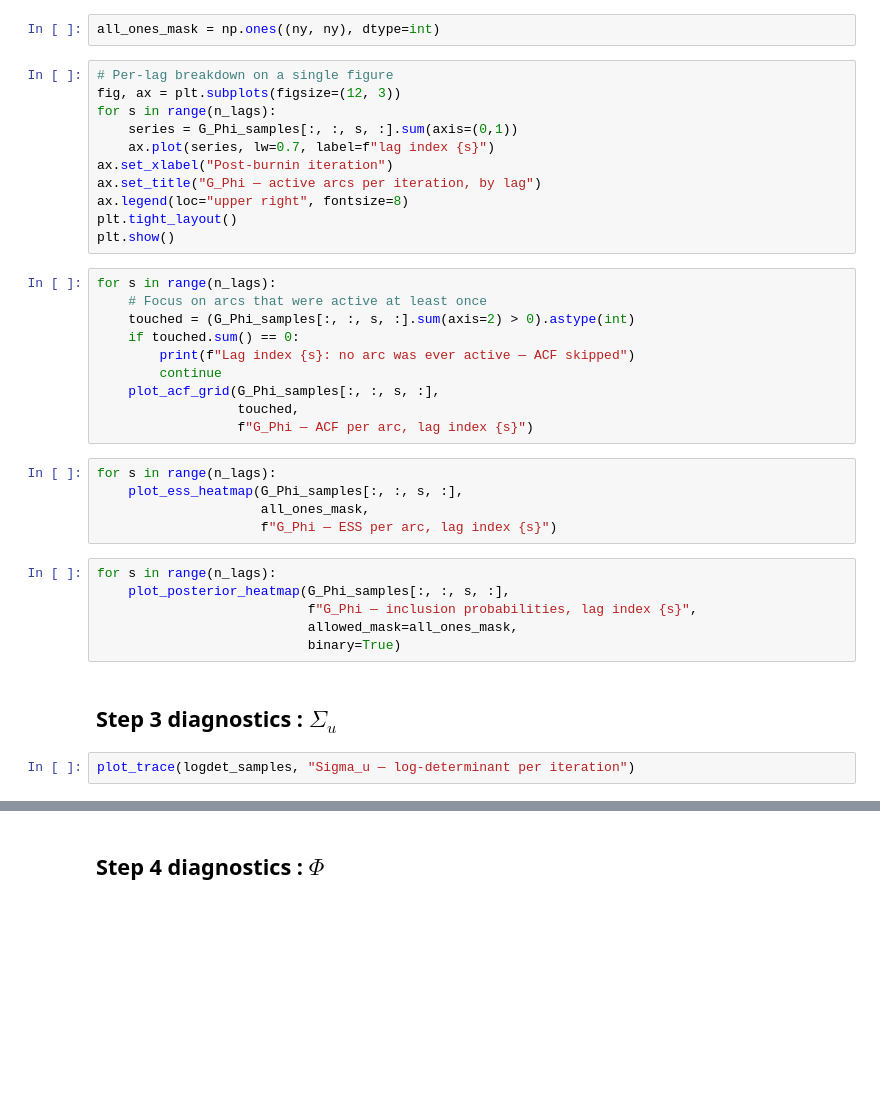
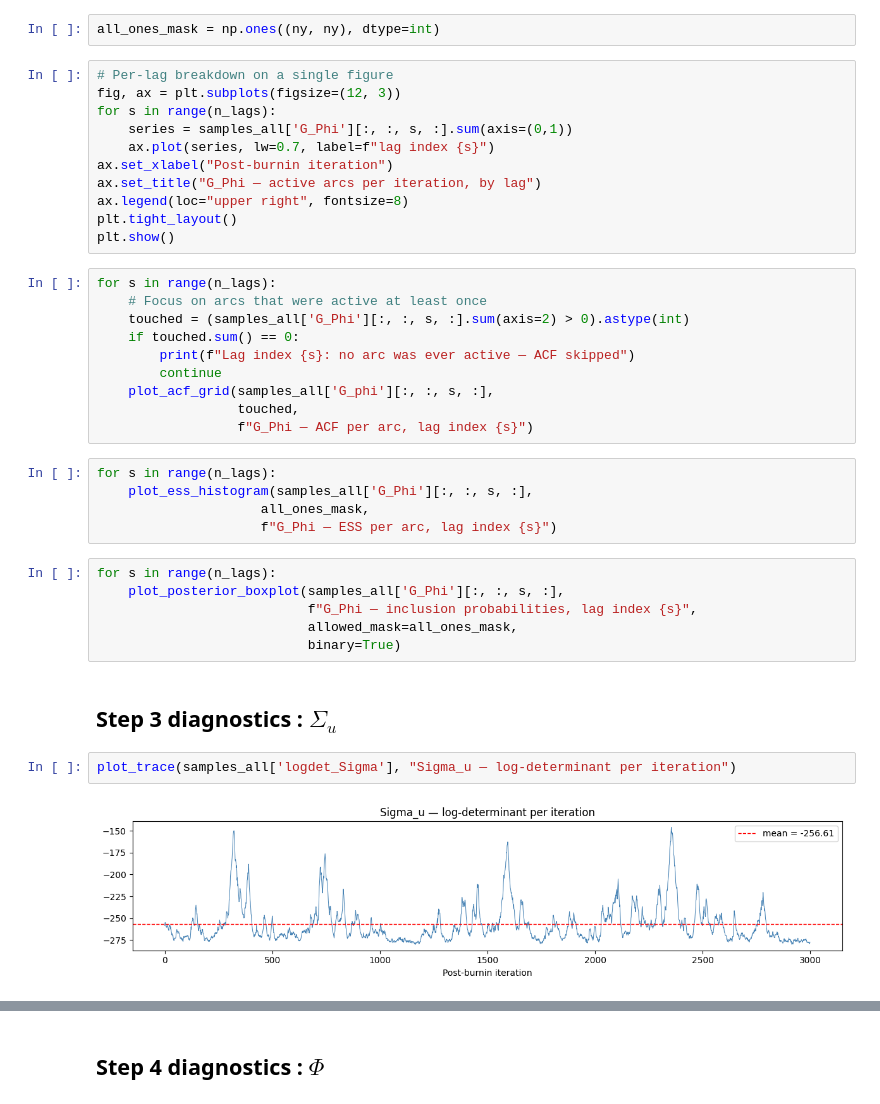
Before and after one commit to Silvia-Guidi/tesi, a Jupyter notebook: notebooks/diagnostics.ipynb, the cells around one changed output, grey strips where cells are left out. Saved outputs shown, nothing was run; the diff lists cells and outputs as text; blank space fills up the shorter version.

```diff
--- a/notebooks/diagnostics.ipynb
+++ b/notebooks/diagnostics.ipynb
@@ -392,7 +507,7 @@ all_ones_mask = np.ones((ny, ny), dtype=int)
 # Per-lag breakdown on a single figure
 fig, ax = plt.subplots(figsize=(12, 3))
 for s in range(n_lags):
-    series = G_Phi_samples[:, :, s, :].sum(axis=(0,1))
+    series = samples_all['G_Phi'][:, :, s, :].sum(axis=(0,1))
     ax.plot(series, lw=0.7, label=f"lag index {s}")
 ax.set_xlabel("Post-burnin iteration")
 ax.set_title("G_Phi — active arcs per iteration, by lag")
@@ -402,28 +517,30 @@ plt.show()
 # %%
 for s in range(n_lags):
     # Focus on arcs that were active at least once
-    touched = (G_Phi_samples[:, :, s, :].sum(axis=2) > 0).astype(int)
+    touched = (samples_all['G_Phi'][:, :, s, :].sum(axis=2) > 0).astype(int)
     if touched.sum() == 0:
         print(f"Lag index {s}: no arc was ever active — ACF skipped")
         continue
-    plot_acf_grid(G_Phi_samples[:, :, s, :],
+    plot_acf_grid(samples_all['G_phi'][:, :, s, :],
                   touched,
                   f"G_Phi — ACF per arc, lag index {s}")
 # %%
 for s in range(n_lags):
-    plot_ess_heatmap(G_Phi_samples[:, :, s, :],
+    plot_ess_histogram(samples_all['G_Phi'][:, :, s, :],
                      all_ones_mask,
                      f"G_Phi — ESS per arc, lag index {s}")
 # %%
 for s in range(n_lags):
-    plot_posterior_heatmap(G_Phi_samples[:, :, s, :],
+    plot_posterior_boxplot(samples_all['G_Phi'][:, :, s, :],
                            f"G_Phi — inclusion probabilities, lag index {s}",
                            allowed_mask=all_ones_mask,
                            binary=True)
 # %% [markdown]
 ## Step 3 diagnostics : $\Sigma_u$
 # %%
-plot_trace(logdet_samples, "Sigma_u — log-determinant per iteration")
+plot_trace(samples_all['logdet_Sigma'], "Sigma_u — log-determinant per iteration")
+# %% [output]
+[figure, added]
 # %%
 fig, ax = plt.subplots(figsize=(12, 3))
 for i in range(ny):
```
Also changed, not shown: parts of 22 cells of this notebook, 4 other files.
